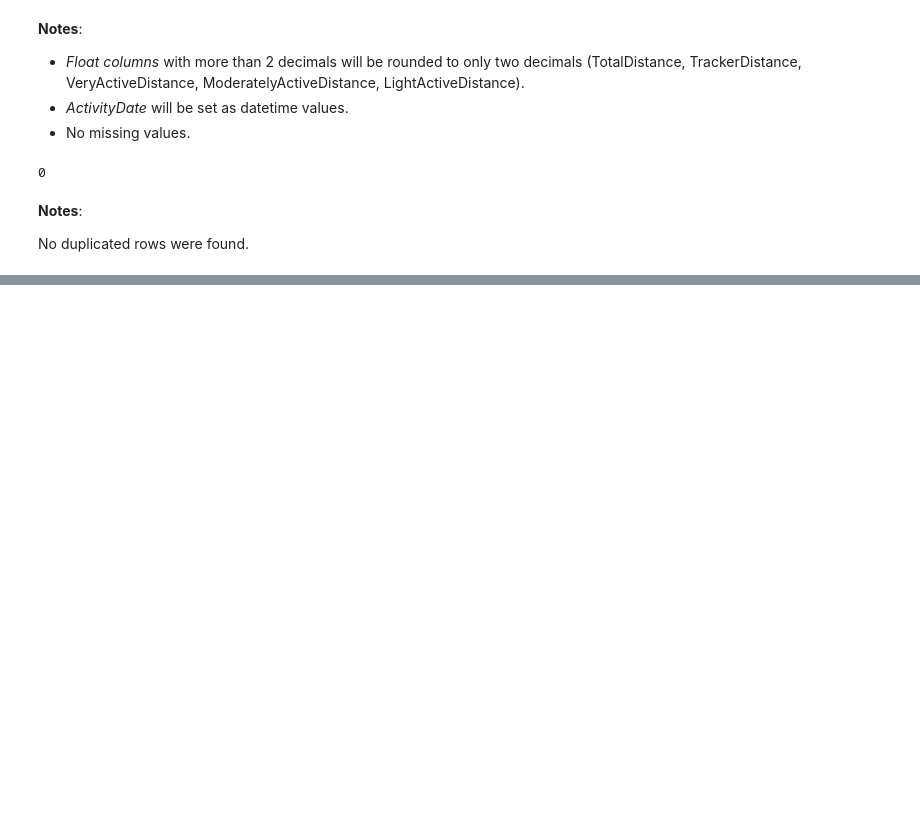
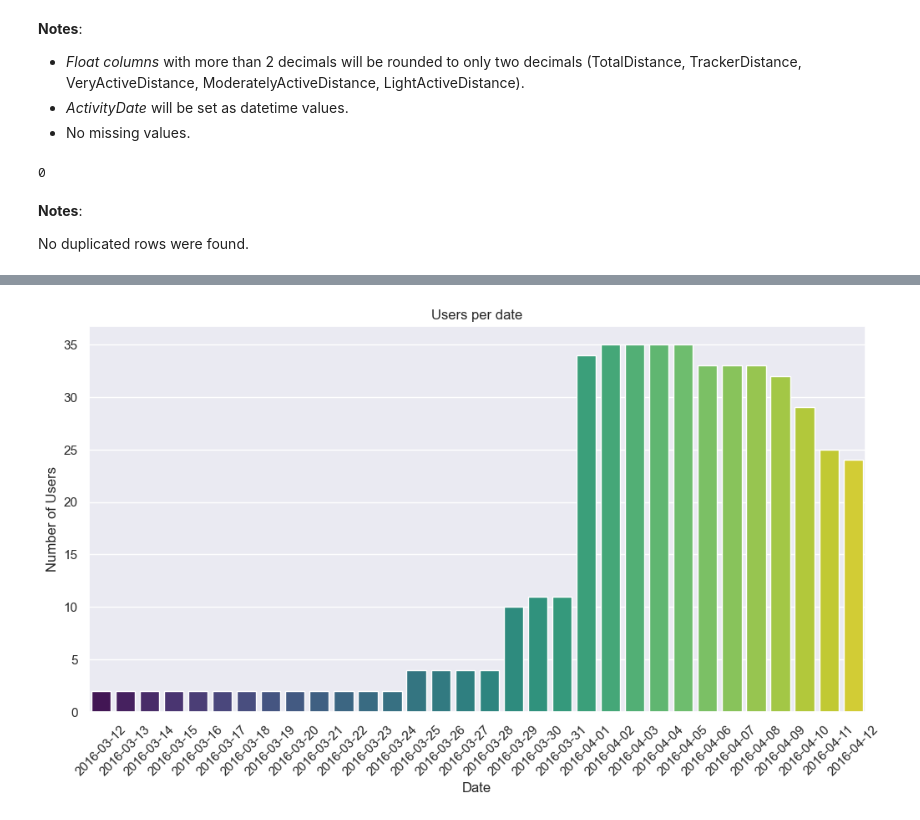
Before and after one commit to Alop89/fit_app_data_analysis, a Jupyter notebook: notebook_/fit_app_project.ipynb, the cells around one changed output, grey strips where cells are left out. Drawn from its saved outputs; the diff is of its cells as text; code cells hidden in the pictures; blank space fills up the shorter version.

Commit message:
Data exploration

```diff
--- a/notebook_/fit_app_project.ipynb
+++ b/notebook_/fit_app_project.ipynb
@@ -130,0 +157,16 @@ No duplicated rows were found.
+# %%
+# Users per date
+users_per_date = activity.groupby('ActivityDate')['Id'].nunique().reset_index()
+users_per_date.rename(columns={'Id': 'Users'}, inplace=True)
+
+# Plot users per date
+plt.figure(figsize=(12, 6))
+sns.set_theme(style="darkgrid")
+sns.barplot(x='ActivityDate', y='Users', data=users_per_date, palette='viridis', hue='ActivityDate')
+plt.title('Users per date')
+plt.xlabel('Date')
+plt.ylabel('Number of Users')
+plt.xticks(rotation=45)
+plt.show()
+# %% [output]
+[figure, added]
```
Also changed, not shown: parts of 22 cells of this notebook.
